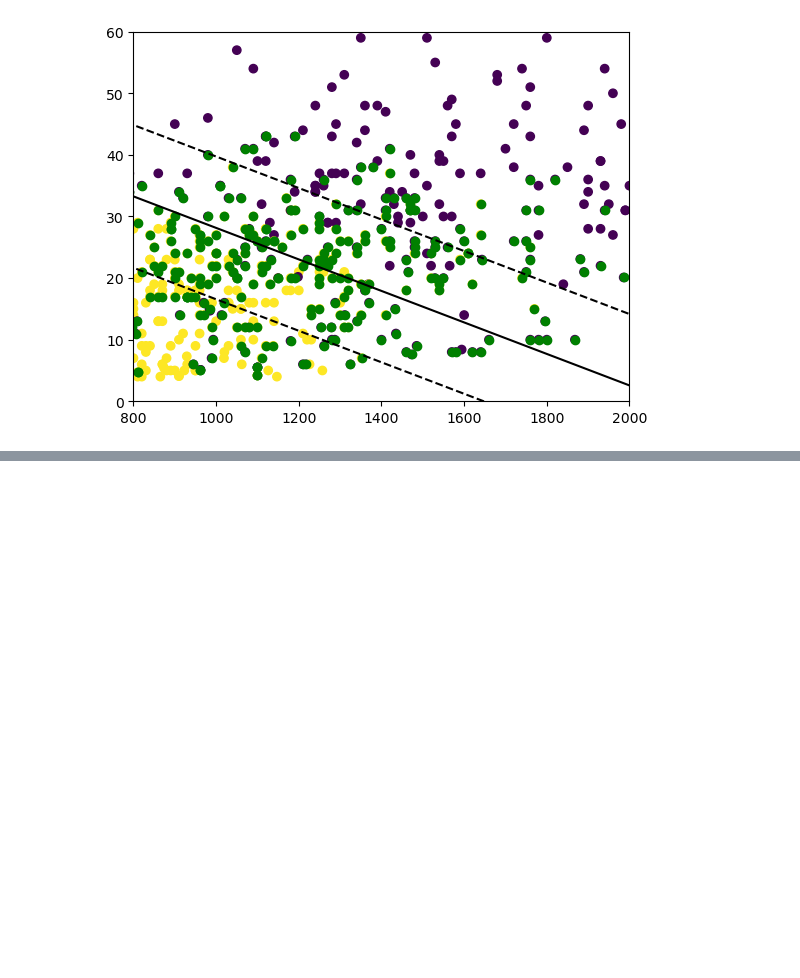
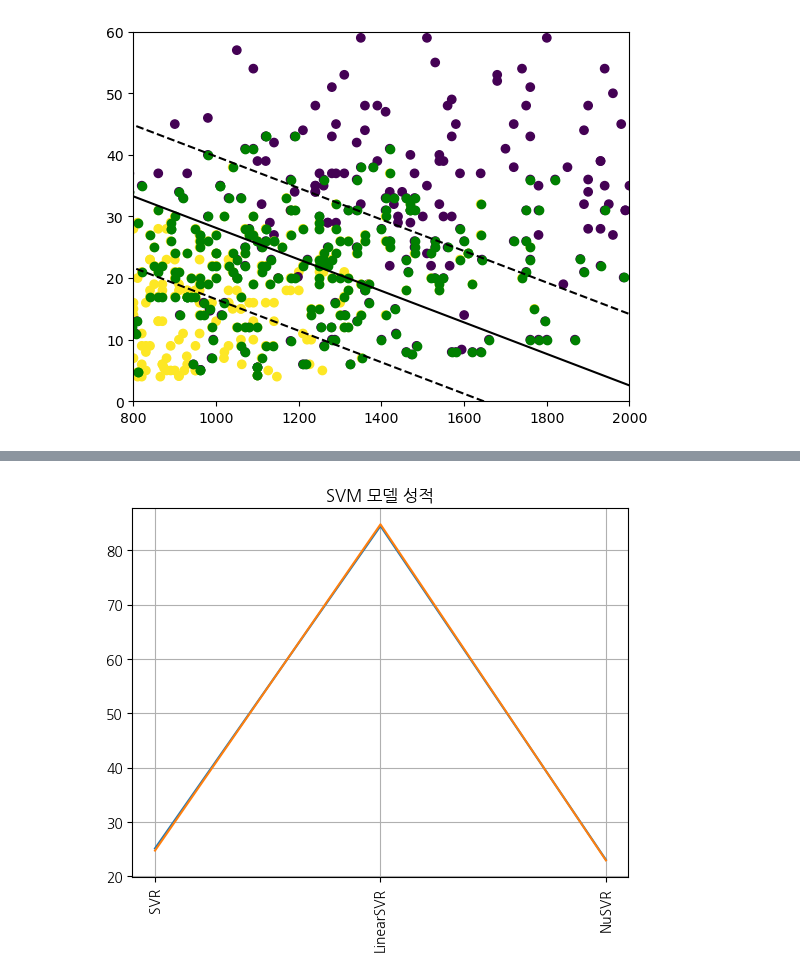
Before and after one commit to KDT05-ML-Machine-Learning/KDT-ML-Project, a Jupyter notebook: 명노아/06_SVM Visual.ipynb, the cells around one changed output, grey strips where cells are left out. Drawn from its saved outputs; the diff is of its cells as text; code cells hidden in the pictures; blank space fills up the shorter version.

```diff
--- a/명노아/06_SVM Visual.ipynb
+++ b/명노아/06_SVM Visual.ipynb
@@ -73,0 +91,12 @@ plt.show()
+# %%
+x=[25.1, 84.5, 23.0]
+x2=[24.7, 84.8, 22.9]
+plt.plot(x, label="train score")
+plt.plot(x2, label="test score")
+plt.title("SVM 모델 성적")
+imported_modules = ['SVR','LinearSVR','NuSVR']
+plt.xticks(range(3),imported_modules, rotation=90)
+plt.grid(True)
+plt.show()
+# %% [output]
+[figure, added]
```
Also changed, not shown: parts of 2 cells of this notebook, 6 other files.
